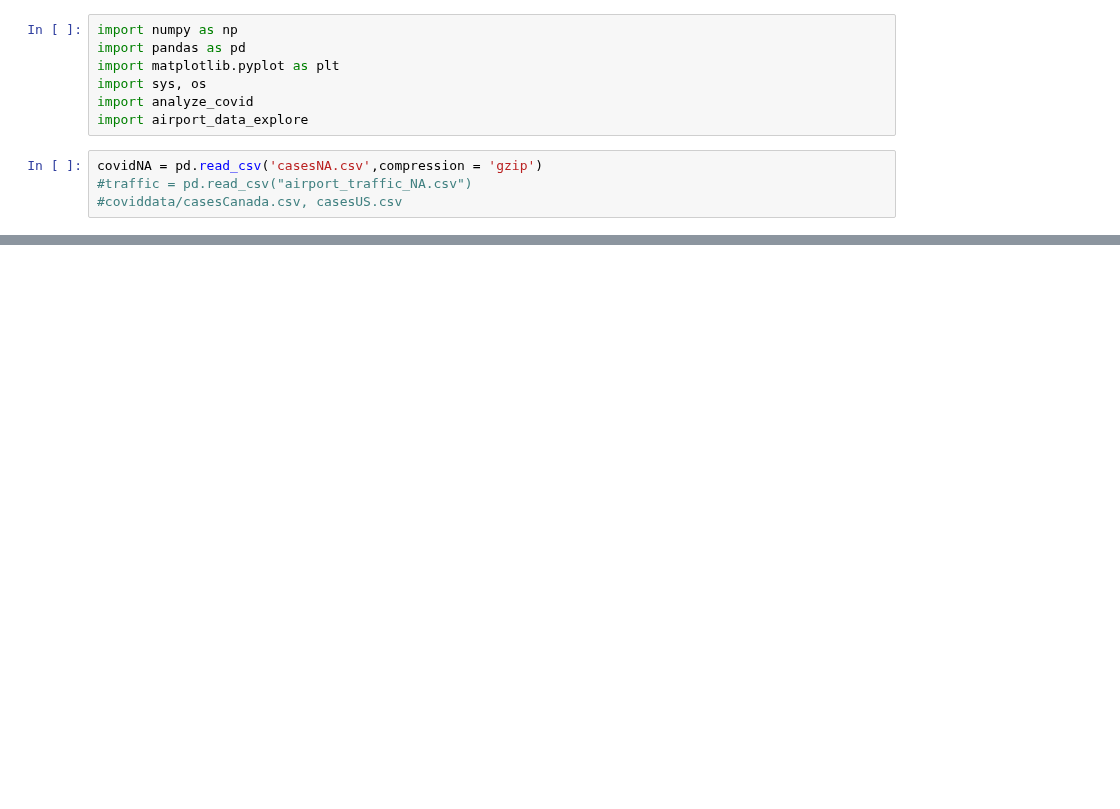
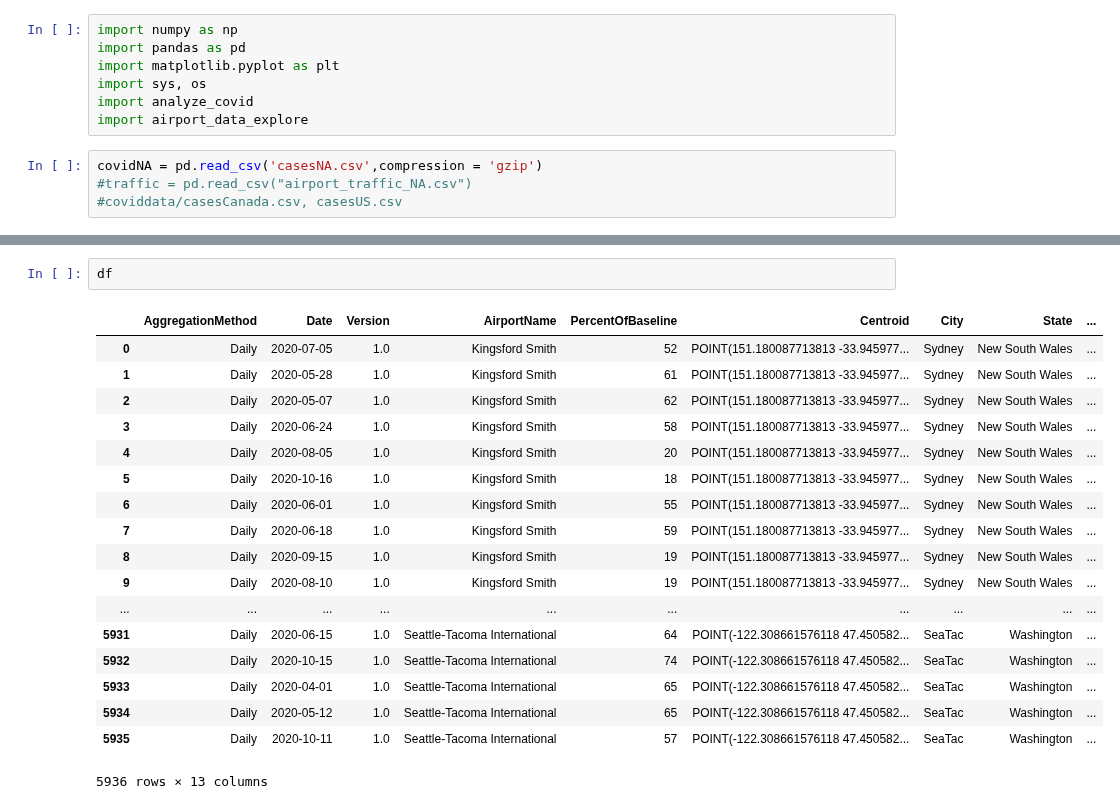
Before and after one commit to clement-ip/covid-airport-travel, a Jupyter notebook: analyze-both.ipynb, the cells around one changed output, grey strips where cells are left out. Cells and saved outputs as stored; diff of their text form; blank space fills up the shorter version.

```diff
--- a/analyze-both.ipynb
+++ b/analyze-both.ipynb
@@ -18,0 +14,21 @@ NameError: name 'bcCount' is not defined
+# %%
+df
+# %% [output]
+|  | AggregationMethod | Date | Version | AirportName | PercentOfBaseline | Centroid | City | State | ... |
+| 0 | Daily | 2020-07-05 | 1.0 | Kingsford Smith | 52 | POINT(151.180087713813 -33.945977... | Sydney | New South Wales | ... |
+| 1 | Daily | 2020-05-28 | 1.0 | Kingsford Smith | 61 | POINT(151.180087713813 -33.945977... | Sydney | New South Wales | ... |
+| 2 | Daily | 2020-05-07 | 1.0 | Kingsford Smith | 62 | POINT(151.180087713813 -33.945977... | Sydney | New South Wales | ... |
+| 3 | Daily | 2020-06-24 | 1.0 | Kingsford Smith | 58 | POINT(151.180087713813 -33.945977... | Sydney | New South Wales | ... |
+| 4 | Daily | 2020-08-05 | 1.0 | Kingsford Smith | 20 | POINT(151.180087713813 -33.945977... | Sydney | New South Wales | ... |
+| 5 | Daily | 2020-10-16 | 1.0 | Kingsford Smith | 18 | POINT(151.180087713813 -33.945977... | Sydney | New South Wales | ... |
+| 6 | Daily | 2020-06-01 | 1.0 | Kingsford Smith | 55 | POINT(151.180087713813 -33.945977... | Sydney | New South Wales | ... |
+| 7 | Daily | 2020-06-18 | 1.0 | Kingsford Smith | 59 | POINT(151.180087713813 -33.945977... | Sydney | New South Wales | ... |
+| 8 | Daily | 2020-09-15 | 1.0 | Kingsford Smith | 19 | POINT(151.180087713813 -33.945977... | Sydney | New South Wales | ... |
+| 9 | Daily | 2020-08-10 | 1.0 | Kingsford Smith | 19 | POINT(151.180087713813 -33.945977... | Sydney | New South Wales | ... |
+| ... | ... | ... | ... | ... | ... | ... | ... | ... | ... |
+| 5931 | Daily | 2020-06-15 | 1.0 | Seattle-Tacoma International | 64 | POINT(-122.308661576118 47.450582... | SeaTac | Washington | ... |
+| 5932 | Daily | 2020-10-15 | 1.0 | Seattle-Tacoma International | 74 | POINT(-122.308661576118 47.450582... | SeaTac | Washington | ... |
+| 5933 | Daily | 2020-04-01 | 1.0 | Seattle-Tacoma International | 65 | POINT(-122.308661576118 47.450582... | SeaTac | Washington | ... |
+| 5934 | Daily | 2020-05-12 | 1.0 | Seattle-Tacoma International | 65 | POINT(-122.308661576118 47.450582... | SeaTac | Washington | ... |
+| 5935 | Daily | 2020-10-11 | 1.0 | Seattle-Tacoma International | 57 | POINT(-122.308661576118 47.450582... | SeaTac | Washington | ... |
+5936 rows × 13 columns
```
Also changed, not shown: parts of 2 cells of this notebook, 3 other files.
